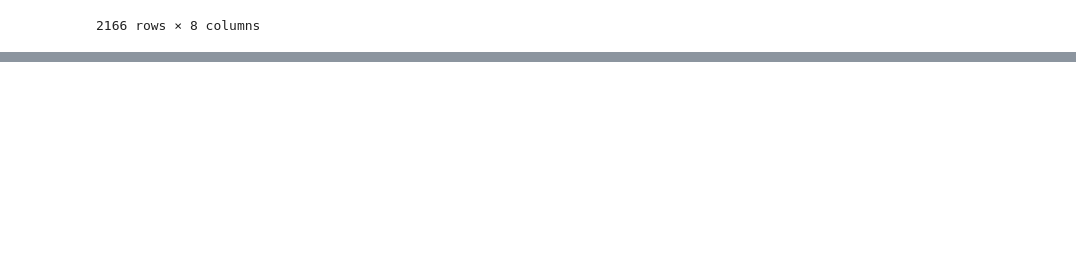
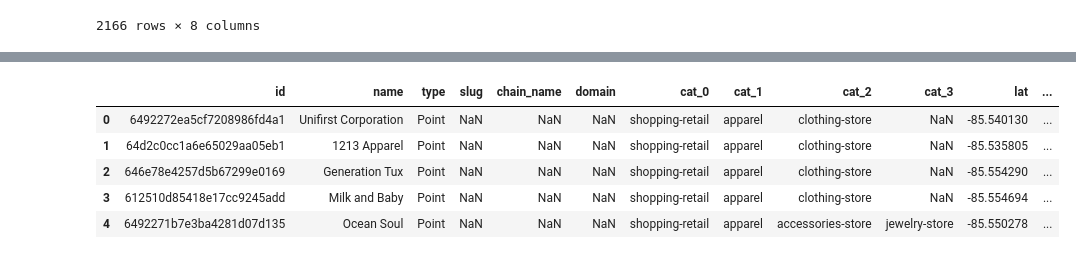
Before and after one commit to SwagmasterMatt/Web-App-Project, a Jupyter notebook: LogicScripts/Cleaning.ipynb, the cells around one changed output, grey strips where cells are left out. Drawn from its saved outputs; the diff is of its cells as text; code cells hidden in the pictures; blank space fills up the shorter version.

```diff
--- a/LogicScripts/Cleaning.ipynb
+++ b/LogicScripts/Cleaning.ipynb
@@ -57,0 +106,27 @@ restaurants_df
+# %%
+categories_array = places_df['categories'].apply(pd.Series)
+categories_array.rename(columns={0: 'cat_0',
+                                   1: 'cat_1',
+                                   2: 'cat_2',
+                                   3: 'cat_3'
+                                   }, inplace=True)
+
+cat_0 = categories_array['cat_0'].unique()
+print(cat_0)
+cat_1 = categories_array['cat_1'].unique()
+print(cat_1)
+cat_2 = categories_array['cat_2'].unique()
+print(cat_2)
+cat_3 = categories_array['cat_3'].unique()
+print(cat_3)
+
+location_array = places_df['location.coordinates'].apply(pd.Series)
+location_array.rename(columns={0: 'lat',
+                                   1: 'long'
+                                   }, inplace=True)
+
+
+places_final_df = pd.concat([places_df.drop(['categories', 'location.coordinates'], axis=1), categories_array, location_array], axis=1)
+places_final_df['score'] = 1
+places_final_df['reviews'] = np.nan
+places_final_df.head()
@@ -57,0 +155,24 @@ restaurants_df
+# %%
+places_final_df.rename(columns={'_id': 'id',
+                                'name': 'name',
+                                'location.type': 'type',
+                                'chain.slug': 'slug',
+                                'chain.name': 'chain_name',
+                                'chain.domain': 'domain',
+                                'cat_1': 'cat_1',
+                                'cat_2': 'cat_2',
+                                'cat_3': 'cat_3',
+                                'lat': 'lat',
+                                'long': 'long',
+                                'score': 'score',
+                                'reviews': 'reviews'
+                                }, inplace=True)
+
+places_final_df.head()
+# %% [output]
+|  | id | name | type | slug | chain_name | domain | cat_0 | cat_1 | cat_2 | cat_3 | lat | ... |
+| 0 | 6492272ea5cf7208986fd4a1 | Unifirst Corporation | Point | NaN | NaN | NaN | shopping-retail | apparel | clothing-store | NaN | -85.540130 | ... |
+| 1 | 64d2c0cc1a6e65029aa05eb1 | 1213 Apparel | Point | NaN | NaN | NaN | shopping-retail | apparel | clothing-store | NaN | -85.535805 | ... |
+| 2 | 646e78e4257d5b67299e0169 | Generation Tux | Point | NaN | NaN | NaN | shopping-retail | apparel | clothing-store | NaN | -85.554290 | ... |
+| 3 | 612510d85418e17cc9245add | Milk and Baby | Point | NaN | NaN | NaN | shopping-retail | apparel | clothing-store | NaN | -85.554694 | ... |
+| 4 | 6492271b7e3ba4281d07d135 | Ocean Soul | Point | NaN | NaN | NaN | shopping-retail | apparel | accessories-store | jewelry-store | -85.550278 | ... |
```
Also changed, not shown: parts of 9 cells of this notebook, 2 other files.
